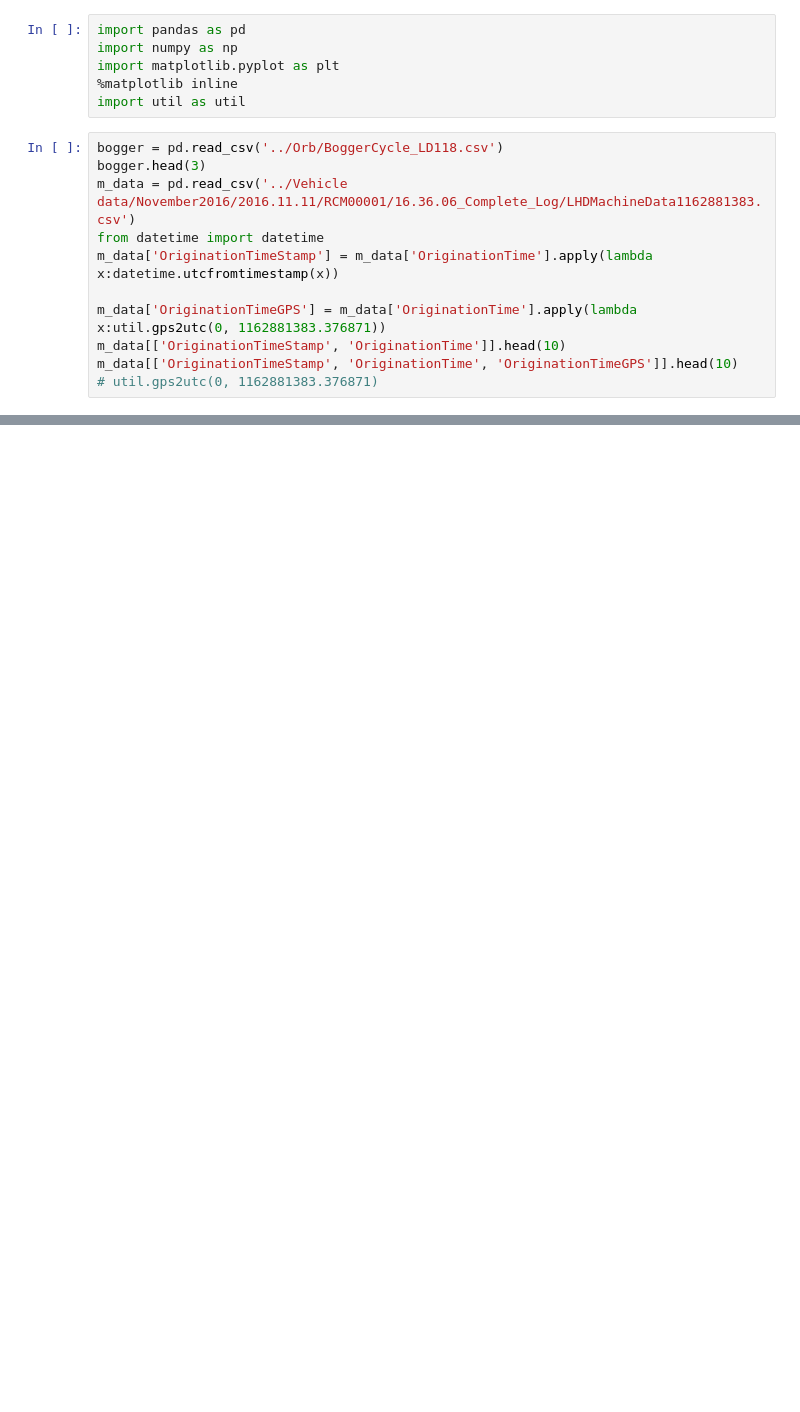
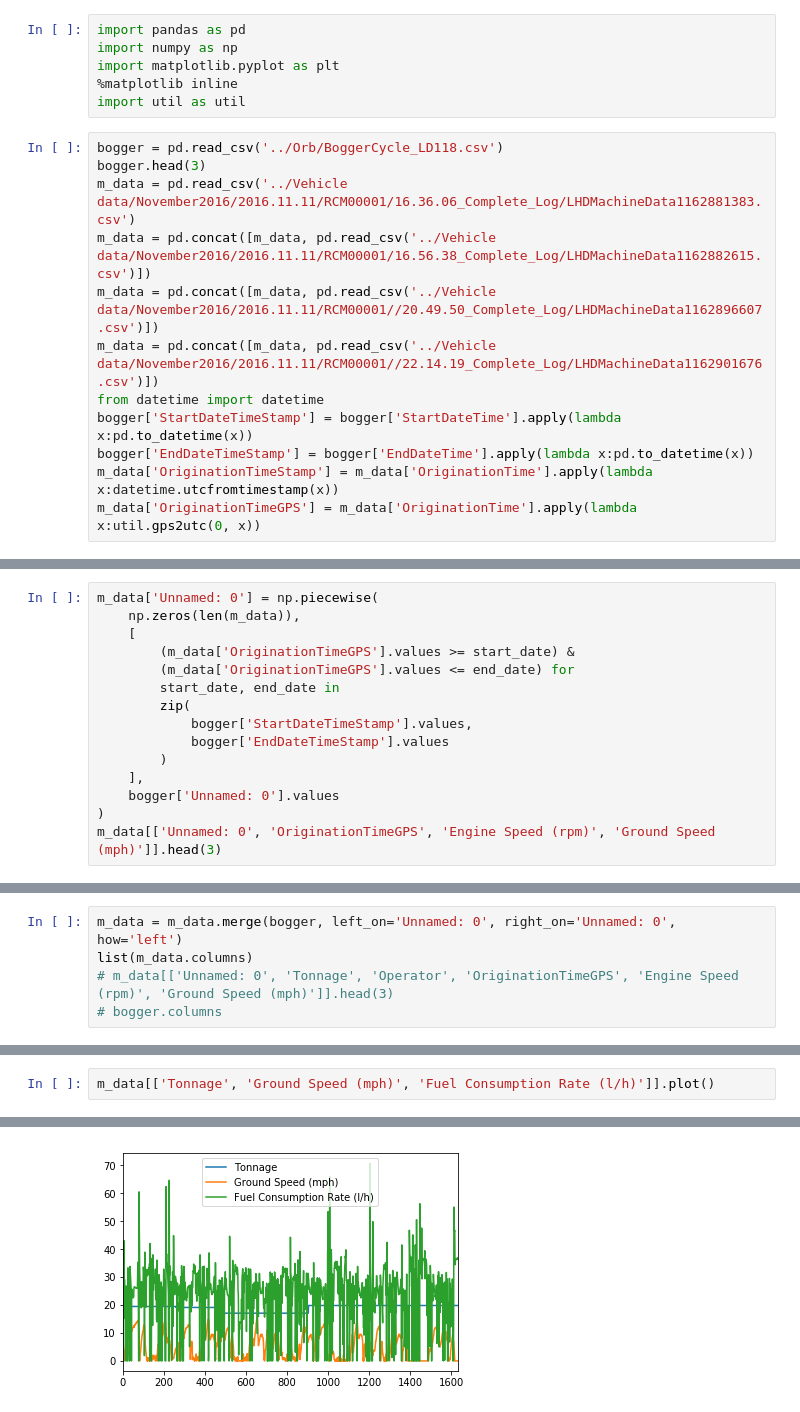
Before and after one commit to saramic/roxoff, a Jupyter notebook: Match GPS time.ipynb, the cells around one changed output, grey strips where cells are left out. Drawn from its saved outputs; the diff is of its cells as text; blank space fills up the shorter version.

Commit message:
charts and per run

```diff
--- a/Match GPS time.ipynb
+++ b/Match GPS time.ipynb
@@ -8,10 +8,11 @@ import util as util
 bogger = pd.read_csv('../Orb/BoggerCycle_LD118.csv')
 bogger.head(3)
 m_data = pd.read_csv('../Vehicle data/November2016/2016.11.11/RCM00001/16.36.06_Complete_Log/LHDMachineData1162881383.csv')
+m_data = pd.concat([m_data, pd.read_csv('../Vehicle data/November2016/2016.11.11/RCM00001/16.56.38_Complete_Log/LHDMachineData1162882615.csv')])
+m_data = pd.concat([m_data, pd.read_csv('../Vehicle data/November2016/2016.11.11/RCM00001//20.49.50_Complete_Log/LHDMachineData1162896607.csv')])
+m_data = pd.concat([m_data, pd.read_csv('../Vehicle data/November2016/2016.11.11/RCM00001//22.14.19_Complete_Log/LHDMachineData1162901676.csv')])
 from datetime import datetime
+bogger['StartDateTimeStamp'] = bogger['StartDateTime'].apply(lambda x:pd.to_datetime(x))
+bogger['EndDateTimeStamp'] = bogger['EndDateTime'].apply(lambda x:pd.to_datetime(x))
 m_data['OriginationTimeStamp'] = m_data['OriginationTime'].apply(lambda x:datetime.utcfromtimestamp(x))
-
-m_data['OriginationTimeGPS'] = m_data['OriginationTime'].apply(lambda x:util.gps2utc(0, 1162881383.376871))
-m_data[['OriginationTimeStamp', 'OriginationTime']].head(10)
-m_data[['OriginationTimeStamp', 'OriginationTime', 'OriginationTimeGPS']].head(10)
-# util.gps2utc(0, 1162881383.376871)
+m_data['OriginationTimeGPS'] = m_data['OriginationTime'].apply(lambda x:util.gps2utc(0, x))
@@ -29,0 +52,15 @@ m_data[['OriginationTimeStamp', 'OriginationTime', 'OriginationTimeGPS']].head(1
+# %%
+m_data['Unnamed: 0'] = np.piecewise(
+    np.zeros(len(m_data)),
+    [
+        (m_data['OriginationTimeGPS'].values >= start_date) &
+        (m_data['OriginationTimeGPS'].values <= end_date) for
+        start_date, end_date in
+        zip(
+            bogger['StartDateTimeStamp'].values,
+            bogger['EndDateTimeStamp'].values
+        )
+    ],
+    bogger['Unnamed: 0'].values
+)
+m_data[['Unnamed: 0', 'OriginationTimeGPS', 'Engine Speed (rpm)', 'Ground Speed (mph)']].head(3)
@@ -29,0 +72,5 @@ m_data[['OriginationTimeStamp', 'OriginationTime', 'OriginationTimeGPS']].head(1
+# %%
+m_data = m_data.merge(bogger, left_on='Unnamed: 0', right_on='Unnamed: 0', how='left')
+list(m_data.columns)
+# m_data[['Unnamed: 0', 'Tonnage', 'Operator', 'OriginationTimeGPS', 'Engine Speed (rpm)', 'Ground Speed (mph)']].head(3)
+# bogger.columns
@@ -29,0 +95,3 @@ m_data[['OriginationTimeStamp', 'OriginationTime', 'OriginationTimeGPS']].head(1
+# %%
+m_data[['Tonnage', 'Ground Speed (mph)', 'Fuel Consumption Rate (l/h)']].plot()
+# %% [output]
@@ -29,0 +99 @@ m_data[['OriginationTimeStamp', 'OriginationTime', 'OriginationTimeGPS']].head(1
+[figure, added]
```
Also changed, not shown: parts of 8 cells of this notebook.
